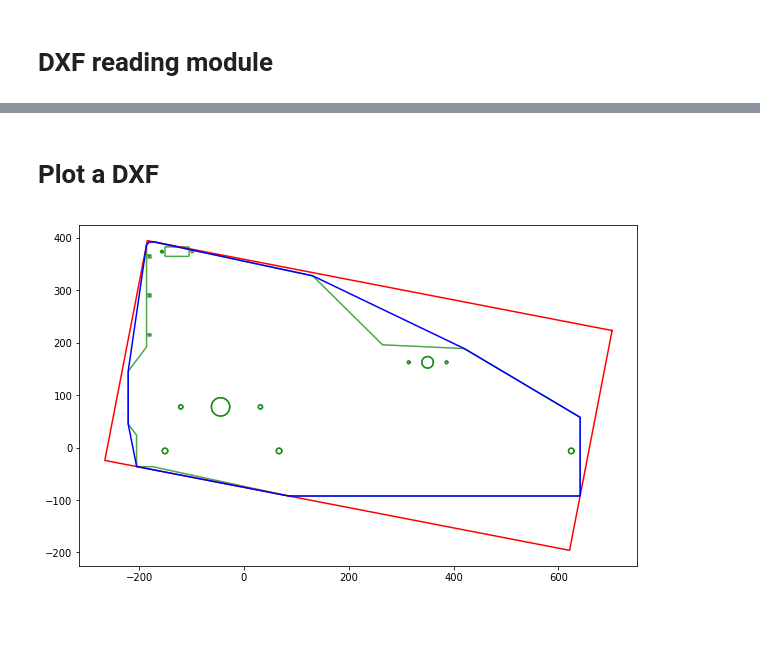
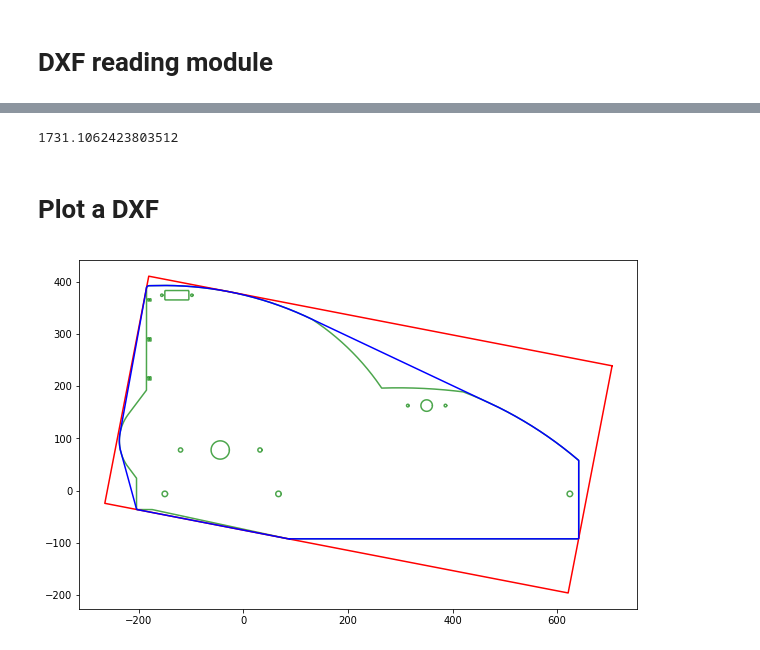
Before and after one commit to rudloffl/sheet-metal-cost-calculator, a Jupyter notebook: Notebooks/A1 - dxf parsing.ipynb, the cells around one changed output, grey strips where cells are left out. Cells and saved outputs as stored; diff of their text form; code cells hidden in the pictures; blank space fills up the shorter version.

```diff
--- a/Notebooks/A1 - dxf parsing.ipynb
+++ b/Notebooks/A1 - dxf parsing.ipynb
@@ -23,5 +34,5 @@ dxflist = [os.path.join(dxffolder, file) for file in os.listdir(dxffolder) if fi
 # %%
-dxf = dxfgb.readfile(dxflist[0])
+dxf = dxfgb.readfile(dxflist[2])
 print("DXF version: {}".format(dxf.dxfversion))
 # %% [output]
 DXF version: AC1015
@@ -46,8 +57,8 @@ entity_count
 # %% [output]
 51
 # %%
-for x in [element for element in dxf.modelspace() if element.dxftype == 'LINE']:
-    print(np.round(x.start,3))
-    #print(x.end)
-    #print(x.color)
+for x in [element for element in dxf.modelspace()]: # if element.dxftype == 'LINE'
+    #print(np.round(x.start,3))
+    print(x)
+    print(x.color)
 # %% [output]
@@ -222,9 +311,10 @@ class DxfParser():
         """Method to get all the parameters of the DXF parser"""
         return {key:value for key, value in vars(self).items()}
 # %%
-dxfparser = DxfParser()
+dxfparser = DxfParser(min_edge_length=1)
 #print(dxflist[0])
-details = dxfparser.parse(dxflist[0])
+details = dxfparser.parse(dxflist[1])
 details.keys()
+#details['closed_patterns']
 #details['total_surface']
 # %% [output]
@@ -236,26 +326,34 @@ plot_dxf(details)
+# %%
+details['cut_length']
+# %% [output]
+1731.1062423803512
 # %% [markdown]
 # Plot a DXF
 # %%
 def plot_dxf(dxfdetails):
     fig = plt.figure(figsize=(10,10))
     ax = fig.add_subplot(111)
     for closedsection in dxfdetails['closed_patterns']:
         poly = Polygon(closedsection)
         x, y = poly.exterior.xy
         plt.plot(x, y, color='g', alpha=0.7, solid_capstyle='round')
+    for opensection in dxfdetails['open_patterns']:
+        poly = Polygon(closedsection)
+        x, y = poly.exterior.xy
+        plt.plot(x, y, color='y', alpha=0.7, solid_capstyle='round')
 
     poly = Polygon(dxfdetails['minimum_rectangle_coords'])
     x, y = poly.exterior.xy
     plt.plot(x, y, color='r')
 
     poly = Polygon(dxfdetails['convex_hull_coords'])
     x, y = poly.exterior.xy
     plt.plot(x, y, color='b')
 
     ax.set_aspect('equal')
 
     plt.show()
 
 plot_dxf(details)
 # %% [output]
-[figure, old version]
+[figure, new version]
```
Also changed, not shown: parts of 20 cells of this notebook, 1 other file.
